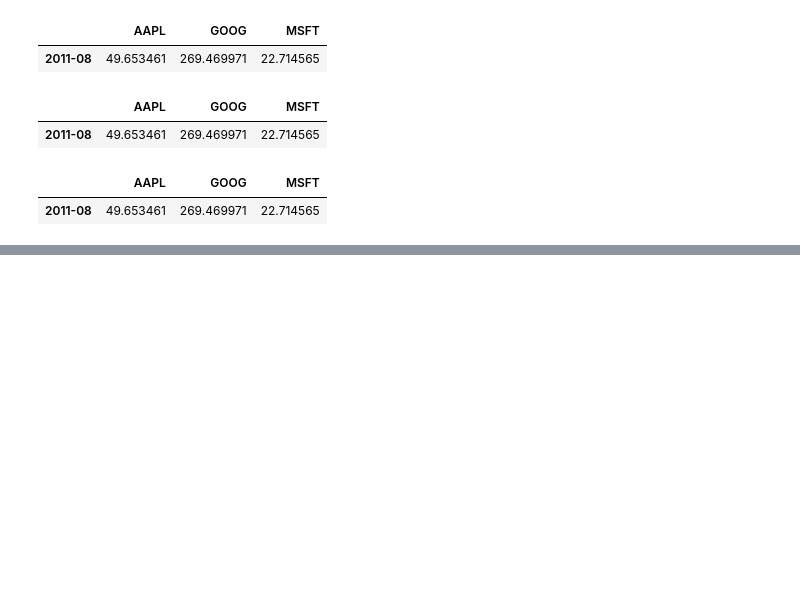
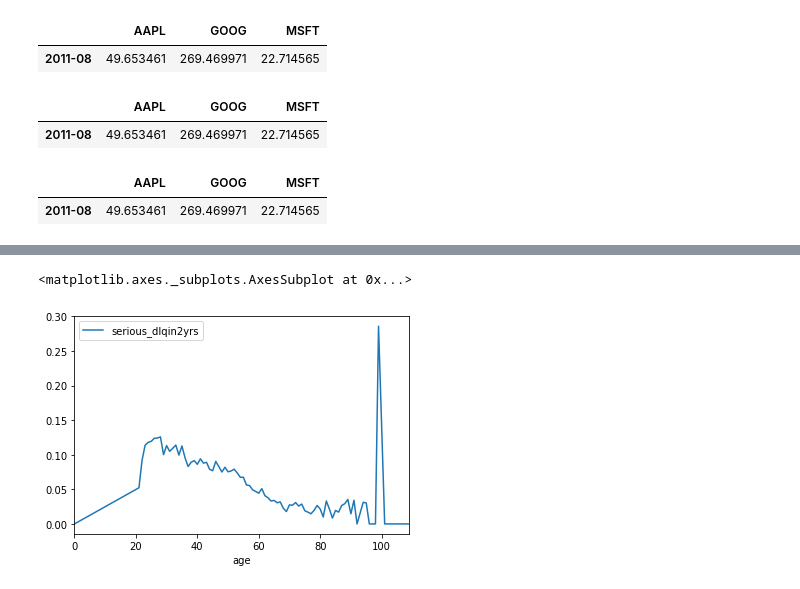
Before and after one commit to ZeweiChu/pandas-tutorial, a Jupyter notebook: pandas-6.ipynb, the cells around one changed output, grey strips where cells are left out. Drawn from its saved outputs; the diff is of its cells as text; code cells hidden in the pictures; blank space fills up the shorter version.

```diff
--- a/pandas-6.ipynb
+++ b/pandas-6.ipynb
@@ -278,0 +286,3 @@ monthly_stocks["8/2011"]
+# %%
+df = pd.read_csv("data/credit-data-trainingset.csv")
+df.head()
@@ -278,0 +296,3 @@ monthly_stocks["8/2011"]
+# %%
+df['income_bins'] = pd.cut(df.monthly_income, bins=15)
+pd.value_counts(df['income_bins'])
@@ -278,0 +316,3 @@ monthly_stocks["8/2011"]
+# %%
+df['income_bins'] = pd.cut(df.monthly_income, bins=15, labels=False)
+pd.value_counts(df.income_bins)
@@ -278,0 +340,7 @@ monthly_stocks["8/2011"]
+# %%
+cols = ['age', 'serious_dlqin2yrs']
+age_means = df[cols].groupby("age").mean()
+age_means.plot()
+# %% [output]
+<matplotlib.axes._subplots.AxesSubplot at 0x...>
+[figure, added]
```
Also changed, not shown: parts of 12 cells of this notebook, 5 other files.
